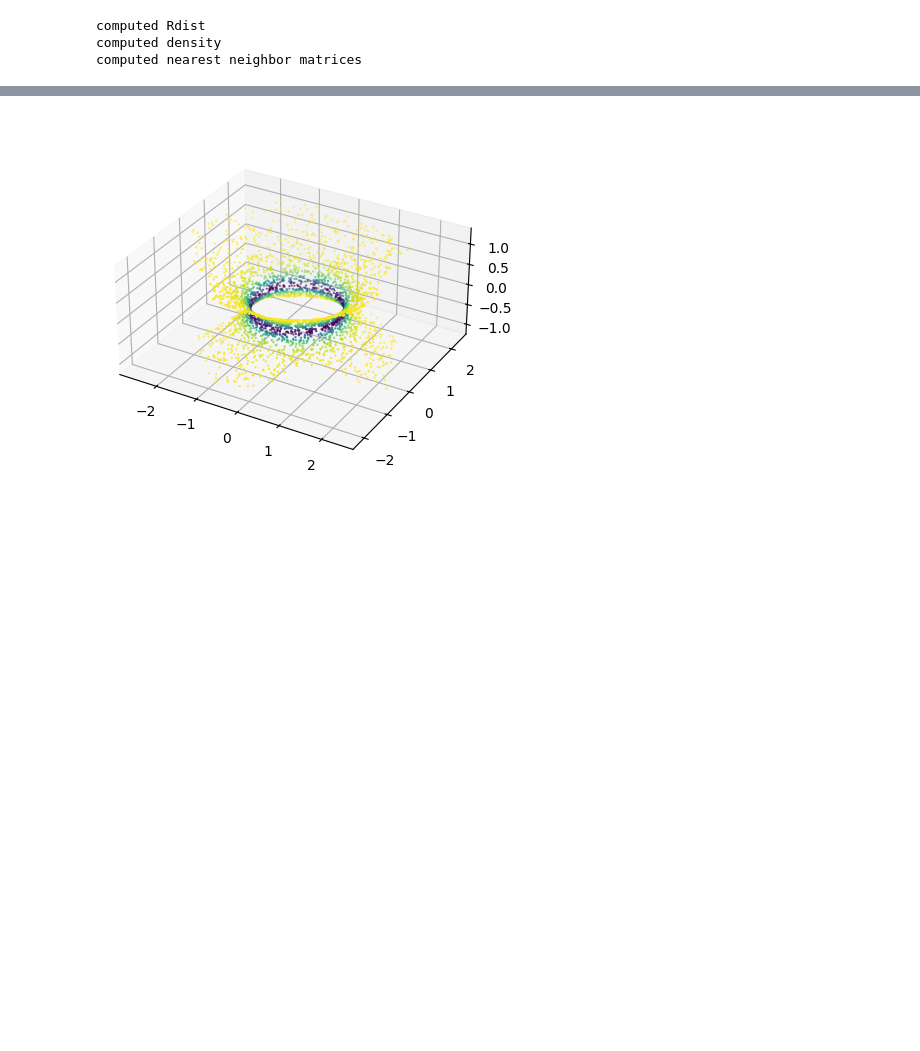
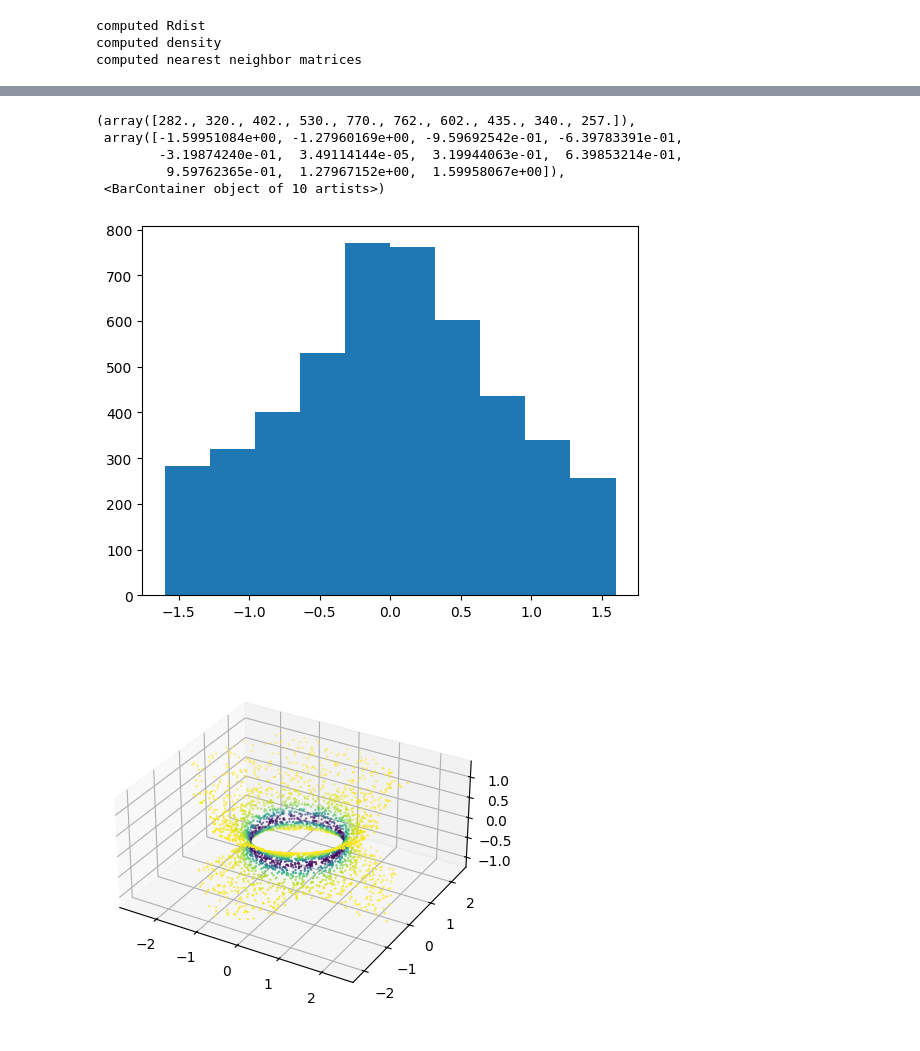
Before and after one commit to ZhangKaly/Principal-Curvature, a Jupyter notebook: model/compare_curvatures3.ipynb, the cells around one changed output, grey strips where cells are left out. Cells and saved outputs as stored; diff of their text form; code cells hidden in the pictures; blank space fills up the shorter version.

```diff
--- a/model/compare_curvatures3.ipynb
+++ b/model/compare_curvatures3.ipynb
@@ -263,3 +317,12 @@ abby 0.599912948837047
+# %%
+plt.hist(hyperboloid[:, 2])
+# %% [output]
+(array([282., 320., 402., 530., 770., 762., 602., 435., 340., 257.]),
+ array([-1.59951084e+00, -1.27960169e+00, -9.59692542e-01, -6.39783391e-01,
+        -3.19874240e-01,  3.49114144e-05,  3.19944063e-01,  6.39853214e-01,
+         9.59762365e-01,  1.27967152e+00,  1.59958067e+00]),
+ <BarContainer object of 10 artists>)
+[figure, added]
 # %%
 non_na_id = ~np.isnan(our_hyperboloid)
 true_curv = true_hyperboloid[non_na_id]
```
Also changed, not shown: parts of 6 cells of this notebook, 9 other files.
